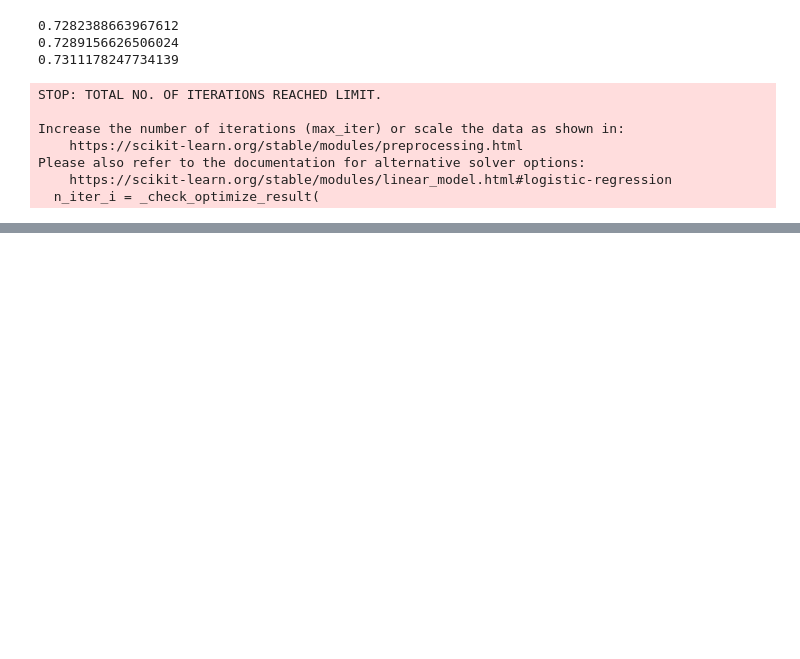
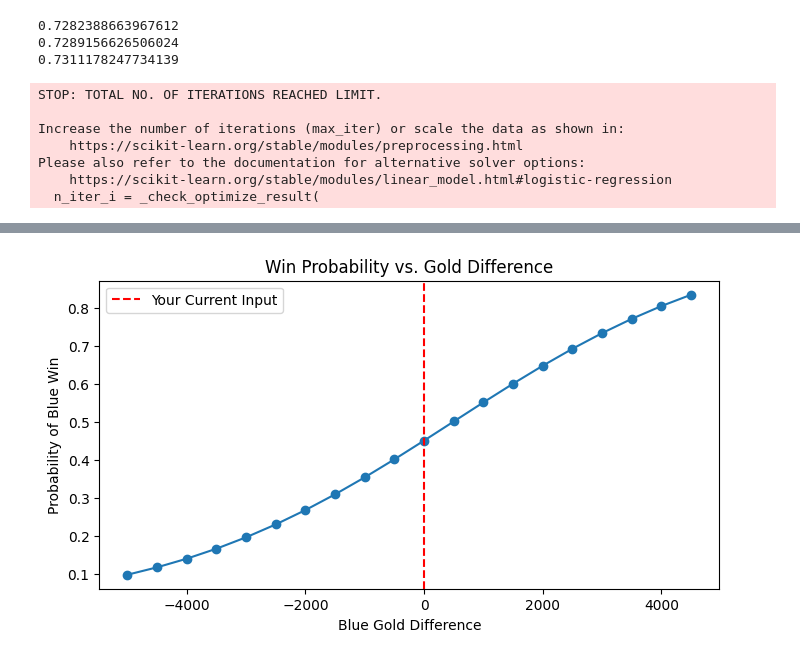
Before and after one commit to xingtianma/econ3916, a Jupyter notebook: Final Project/checkpoint.ipynb, the cells around one changed output, grey strips where cells are left out. Drawn from its saved outputs; the diff is of its cells as text; code cells hidden in the pictures; blank space fills up the shorter version.

```diff
--- a/Final Project/checkpoint.ipynb
+++ b/Final Project/checkpoint.ipynb
@@ -127,0 +148,80 @@ Please also refer to the documentation for alternative solver options:
+# %%
+import streamlit as st
+import pandas as pd
+import joblib
+import matplotlib.pyplot as plt
+import seaborn as sns
+
+# 1. Load the trained model and scaler
+model = joblib.load('logreg_model.pkl')
+scaler = joblib.load('scaler.pkl')
+
+# (Optional) Load a sample of data for the visualization
+# df = pd.read_csv('high_diamond_ranked_10min.csv')
+
+st.title("League of Legends 10-Min Match Predictor")
+st.write("Adjust the early game stats below to predict the match outcome.")
+
+# 2. Parameter Controls (Assignment Requirement 1)
+st.sidebar.header("Match Parameters")
+gold_diff = st.sidebar.slider("Blue Team Gold Difference", min_value=-10000, max_value=10000, value=0, step=100)
+exp_diff = st.sidebar.slider("Blue Team Experience Difference", min_value=-10000, max_value=10000, value=0, step=100)
+blue_kills = st.sidebar.number_input("Blue Team Kills", min_value=0, max_value=50, value=5)
+blue_dragons = st.sidebar.selectbox("Blue Team Dragons Secured", options=[0, 1])
+
+# Create a dataframe for the user input
+input_data = pd.DataFrame({
+    'blueGoldDiff': [gold_diff],
+    'blueExperienceDiff': [exp_diff],
+    'blueKills': [blue_kills],
+    'blueDragons': [blue_dragons]
+})
+
+# Scale the input
+input_scaled = scaler.transform(input_data)
+
+# 3. Prediction output with uncertainty (Assignment Requirement 3)
+st.subheader("Prediction")
+if st.button("Predict Outcome"):
+    # Get prediction and probabilities
+    prediction = model.predict(input_scaled)[0]
+    probabilities = model.predict_proba(input_scaled)[0]
+
+    # In classification, the probability acts as your "confidence/uncertainty" measure
+    blue_win_prob = probabilities[1] * 100
+    red_win_prob = probabilities[0] * 100
+
+    if prediction == 1:
+        st.success(f"**Blue Team Wins!** (Confidence: {blue_win_prob:.2f}%)")
+    else:
+        st.error(f"**Red Team Wins!** (Confidence: {red_win_prob:.2f}%)")
+
+# 4. Interactive Visualization (Assignment Requirement 2)
+st.subheader("Feature Impact Analysis")
+st.write("Watch how your selected Gold Difference impacts the probability of winning.")
+
+# Create dynamic data for a chart based on user input
+# We vary the gold difference while keeping user's other inputs constant
+gold_range = range(-5000, 5000, 500)
+probs = []
+
+for g in gold_range:
+    temp_input = pd.DataFrame({
+        'blueGoldDiff': [g],
+        'blueExperienceDiff': [exp_diff], # Fixed to user input
+        'blueKills': [blue_kills],        # Fixed to user input
+        'blueDragons': [blue_dragons]     # Fixed to user input
+    })
+    temp_scaled = scaler.transform(temp_input)
+    prob = model.predict_proba(temp_scaled)[0][1] # Get probability of Blue Win
+    probs.append(prob)
+
+fig, ax = plt.subplots(figsize=(8, 4))
+ax.plot(list(gold_range), probs, marker='o', linestyle='-')
+ax.axvline(x=gold_diff, color='r', linestyle='--', label='Your Current Input')
+ax.set_xlabel("Blue Gold Difference")
+ax.set_ylabel("Probability of Blue Win")
+ax.set_title("Win Probability vs. Gold Difference")
+ax.legend()
+st.pyplot(fig)
+# %% [output]
@@ -127,0 +246 @@ Please also refer to the documentation for alternative solver options:
+[figure, added]
```
Also changed, not shown: parts of 2 cells of this notebook, 6 other files.
